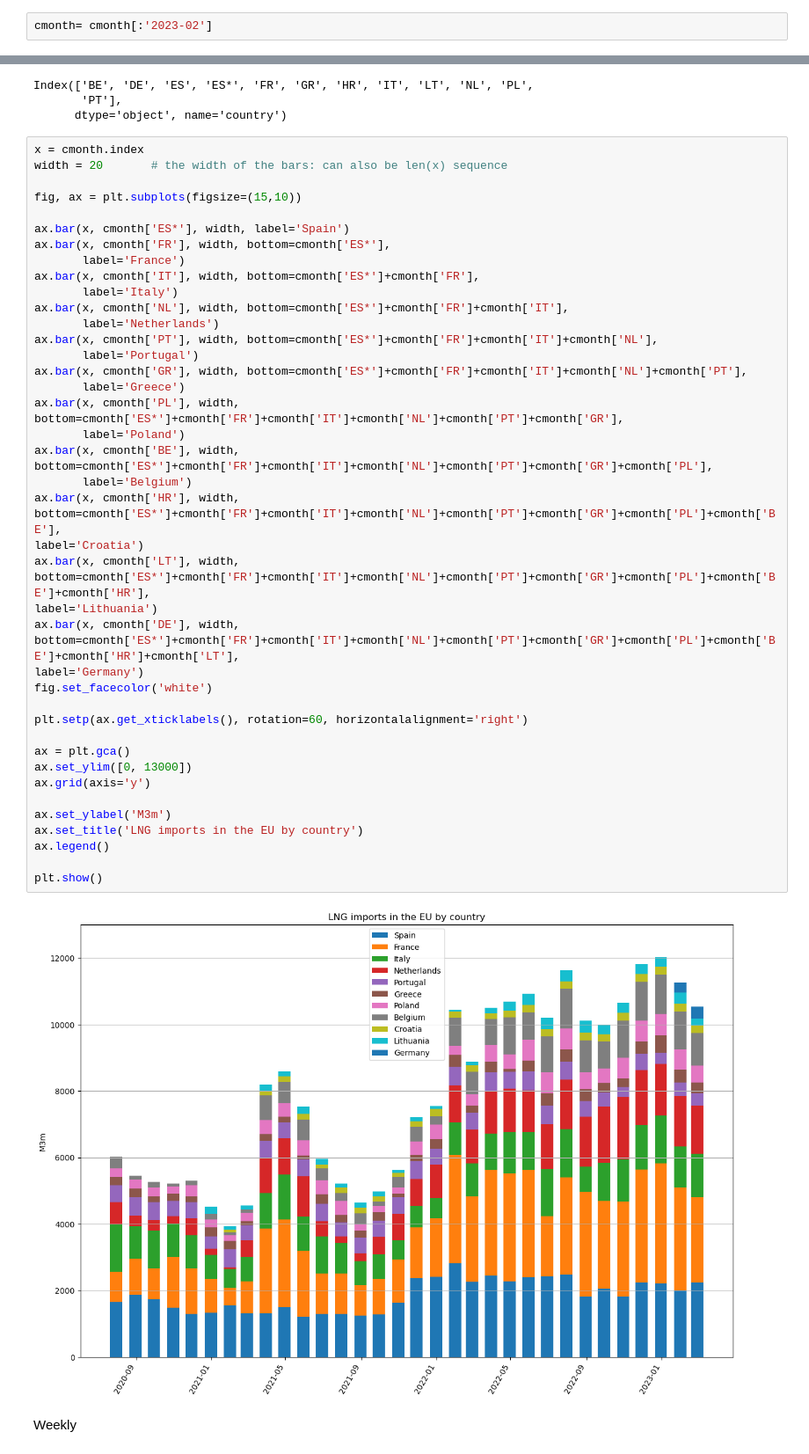
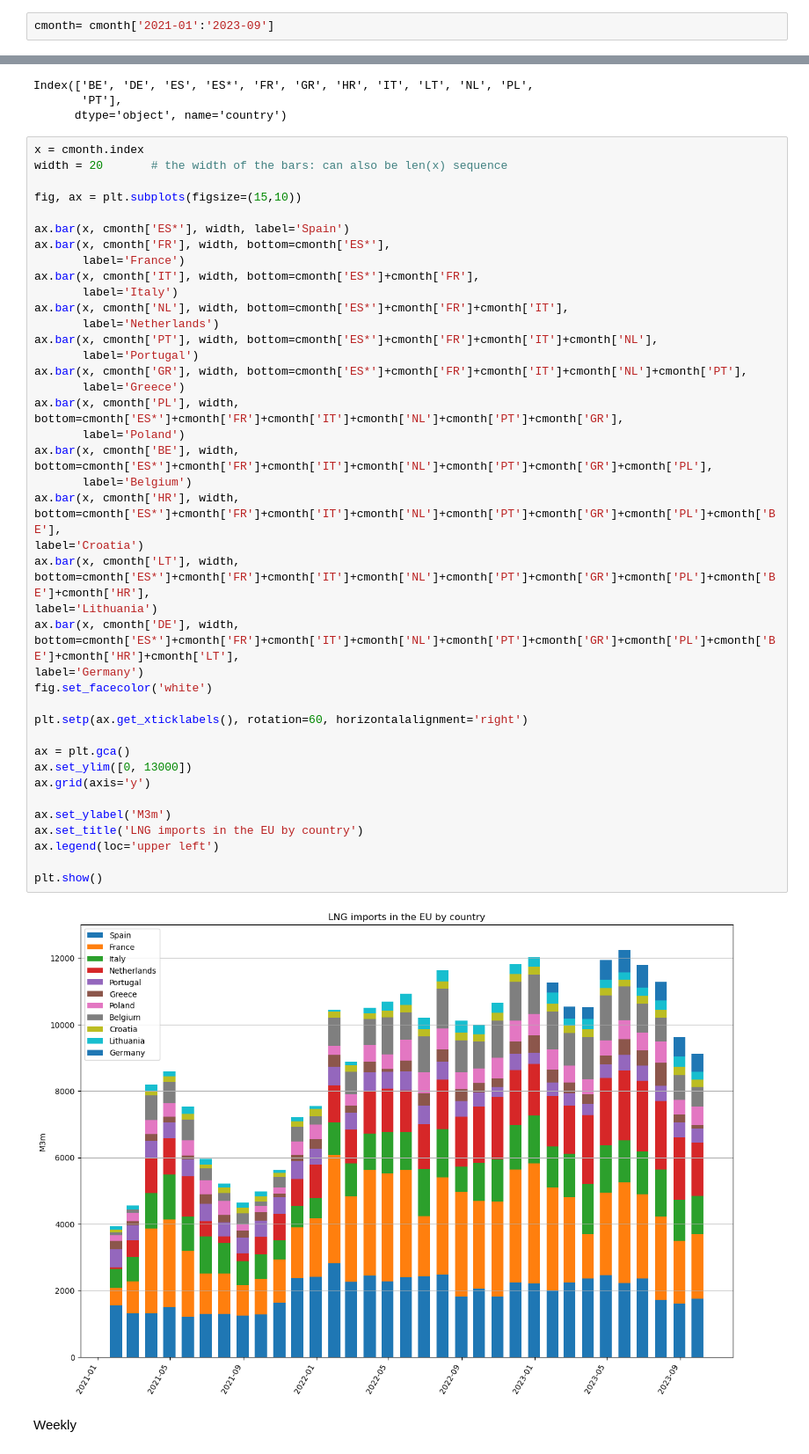
Before and after one commit to greenbruegel/gas-imports, a Jupyter notebook: LNG terminals.ipynb, the cells around one changed output, grey strips where cells are left out. Shown at 88% size. Cells and saved outputs as stored; diff of their text form.

```diff
--- a/LNG terminals.ipynb
+++ b/LNG terminals.ipynb
@@ -277,7 +265,7 @@ print(cmonth.tail())
 # %%
 cmonth = pd.pivot_table(cplot_month,values='M3m',index='dates',columns='country')
 # %%
-cmonth= cmonth[:'2023-02']
+cmonth= cmonth['2021-01':'2023-09']
 # %%
 cmonth.columns
 # %% [output]
@@ -297,35 +285,35 @@ ax.bar(x, cmonth['IT'], width, bottom=cmonth['ES*']+cmonth['FR'],
        label='Italy')
 ax.bar(x, cmonth['NL'], width, bottom=cmonth['ES*']+cmonth['FR']+cmonth['IT'],
        label='Netherlands')
 ax.bar(x, cmonth['PT'], width, bottom=cmonth['ES*']+cmonth['FR']+cmonth['IT']+cmonth['NL'],
        label='Portugal')
 ax.bar(x, cmonth['GR'], width, bottom=cmonth['ES*']+cmonth['FR']+cmonth['IT']+cmonth['NL']+cmonth['PT'],
        label='Greece')
 ax.bar(x, cmonth['PL'], width, bottom=cmonth['ES*']+cmonth['FR']+cmonth['IT']+cmonth['NL']+cmonth['PT']+cmonth['GR'],
        label='Poland')
 ax.bar(x, cmonth['BE'], width, bottom=cmonth['ES*']+cmonth['FR']+cmonth['IT']+cmonth['NL']+cmonth['PT']+cmonth['GR']+cmonth['PL'],
        label='Belgium')
 ax.bar(x, cmonth['HR'], width, bottom=cmonth['ES*']+cmonth['FR']+cmonth['IT']+cmonth['NL']+cmonth['PT']+cmonth['GR']+cmonth['PL']+cmonth['BE'],
 label='Croatia')
 ax.bar(x, cmonth['LT'], width, bottom=cmonth['ES*']+cmonth['FR']+cmonth['IT']+cmonth['NL']+cmonth['PT']+cmonth['GR']+cmonth['PL']+cmonth['BE']+cmonth['HR'],
 label='Lithuania')
 ax.bar(x, cmonth['DE'], width, bottom=cmonth['ES*']+cmonth['FR']+cmonth['IT']+cmonth['NL']+cmonth['PT']+cmonth['GR']+cmonth['PL']+cmonth['BE']+cmonth['HR']+cmonth['LT'],
 label='Germany')
 fig.set_facecolor('white')
 
 plt.setp(ax.get_xticklabels(), rotation=60, horizontalalignment='right')
 
 ax = plt.gca()
 ax.set_ylim([0, 13000])
 ax.grid(axis='y')
 
 ax.set_ylabel('M3m')
 ax.set_title('LNG imports in the EU by country')
-ax.legend()
+ax.legend(loc='upper left')
 
 plt.show()
 # %% [output]
-[figure, old version]
+[figure, new version]
 # %% [markdown]
 Weekly
 # %%
```
Also changed, not shown: parts of 24 cells of this notebook, 9 other files.
